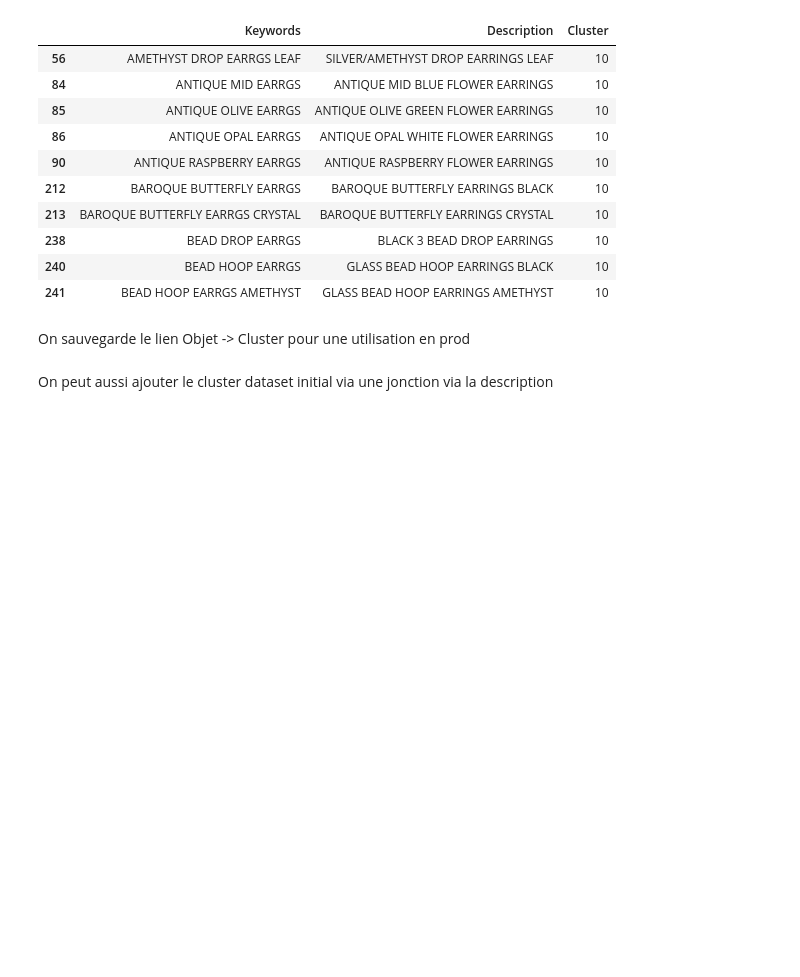
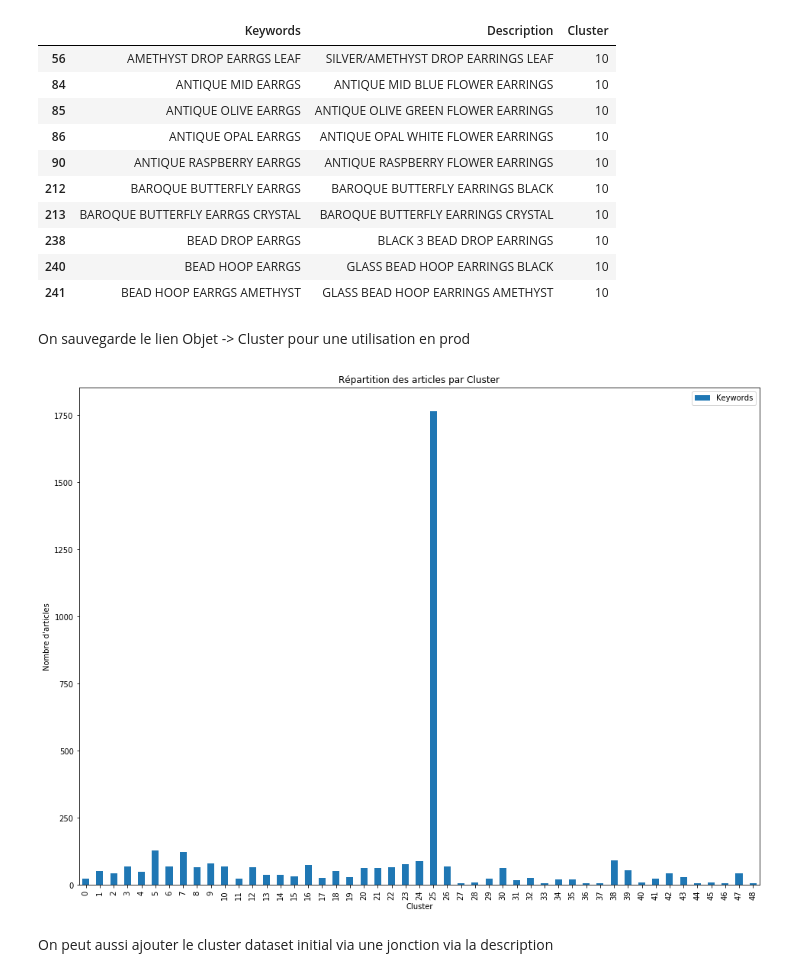
Before and after one commit to Coni63/OC_DS, a Jupyter notebook: P5/Segmentation Client.ipynb, the cells around one changed output. Saved outputs shown, nothing was run; the diff lists cells and outputs as text; code cells hidden in the pictures; blank space fills up the shorter version.

```diff
--- a/P5/Segmentation Client.ipynb
+++ b/P5/Segmentation Client.ipynb
@@ -876,6 +876,18 @@ df_obj[df_obj["Cluster"] == 10].head(10)
 | 241 | BEAD HOOP EARRGS AMETHYST | GLASS BEAD HOOP EARRINGS AMETHYST | 10 |
 # %% [markdown]
 On sauvegarde le lien Objet -> Cluster pour une utilisation en prod
+# %%
+a = df_obj.groupby("Cluster").agg({
+    "Keywords" : "count"
+})
+
+a.plot(kind="bar", figsize=(16,12))
+plt.ylabel("Nombre d'articles")
+plt.title("Répartition des articles par Cluster")
+plt.savefig("img/nb_article_cluster.png")
+plt.show()
+# %% [output]
+[figure, added]
 # %%
 save_obj(df_obj.set_index("Description")["Cluster"].to_dict(), "dict_obj_cluster")
 # %%
```
Also changed, not shown: parts of 3 cells of this notebook, 3 other files.
